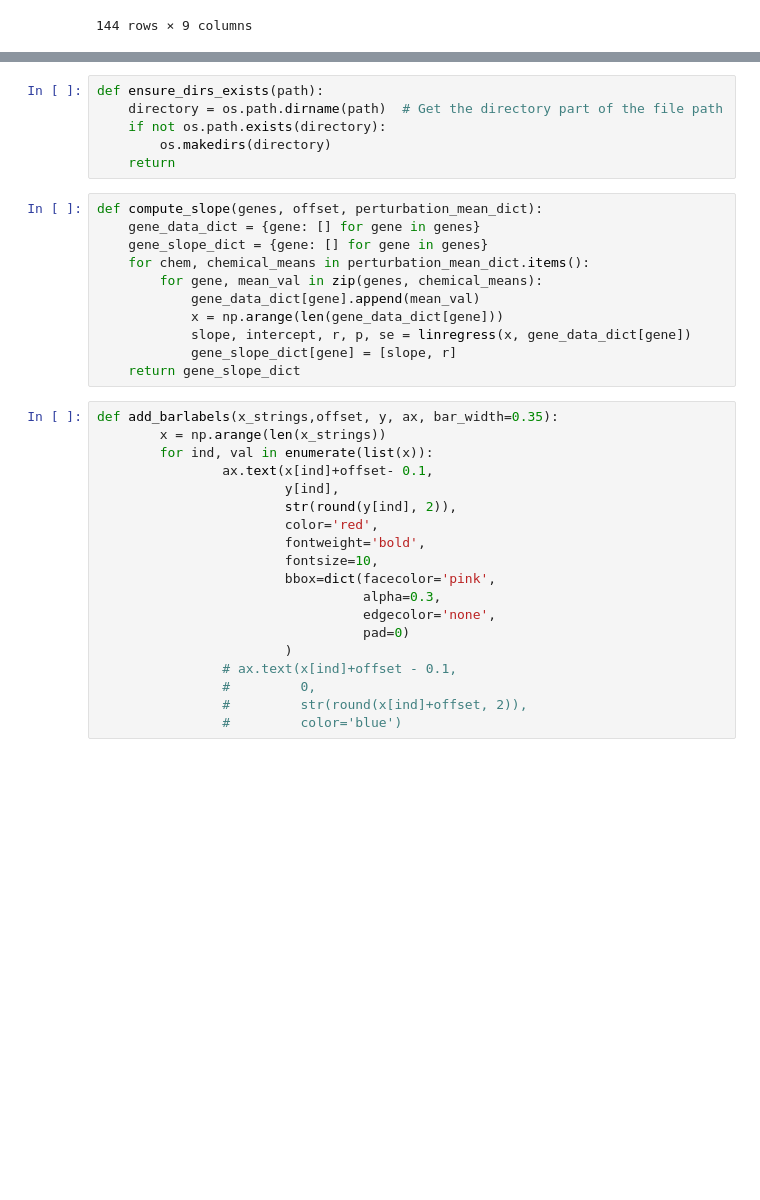
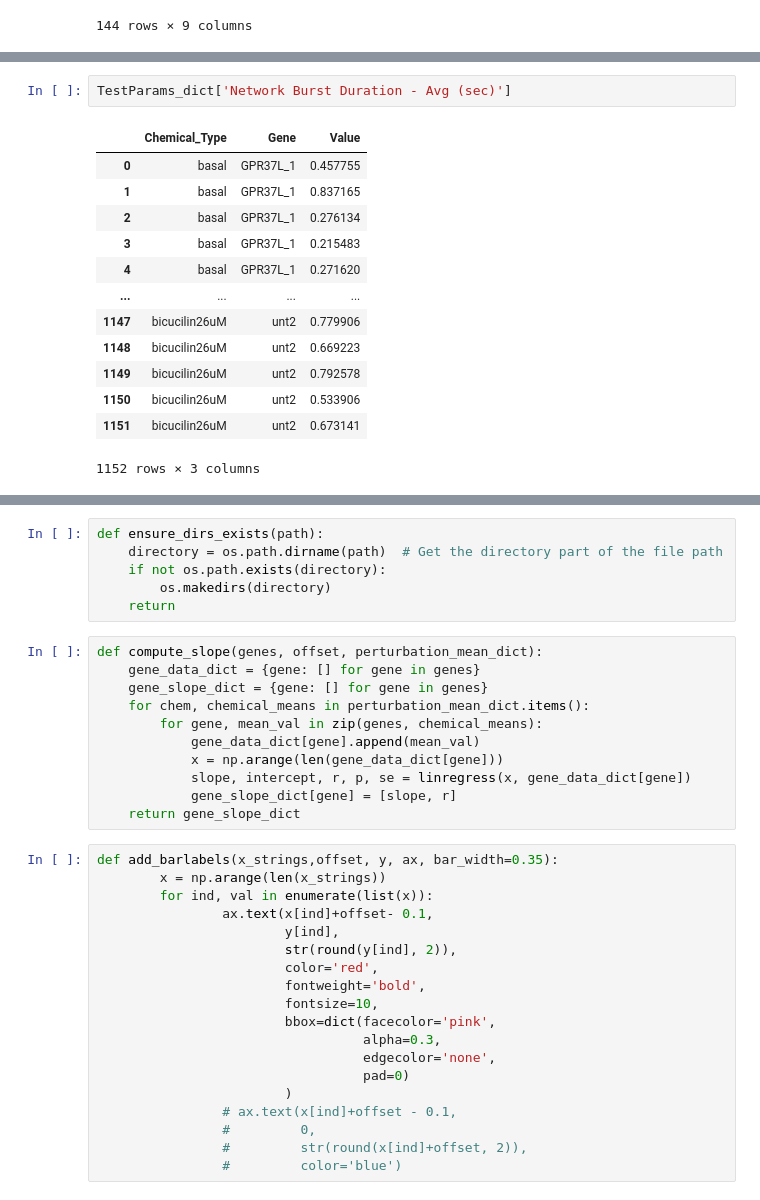
Before and after one commit to poojaparameswaran99/MEA_analysis, a Jupyter notebook: two_way_ANOVA_test.ipynb, the cells around one changed output, grey strips where cells are left out. Drawn from its saved outputs; the diff is of its cells as text; blank space fills up the shorter version.

```diff
--- a/two_way_ANOVA_test.ipynb
+++ b/two_way_ANOVA_test.ipynb
@@ -232,0 +239,16 @@ TestParams_dict['Network Burst Duration - Avg (sec)']
+# %%
+TestParams_dict['Network Burst Duration - Avg (sec)']
+# %% [output]
+|  | Chemical_Type | Gene | Value |
+| 0 | basal | GPR37L_1 | 0.457755 |
+| 1 | basal | GPR37L_1 | 0.837165 |
+| 2 | basal | GPR37L_1 | 0.276134 |
+| 3 | basal | GPR37L_1 | 0.215483 |
+| 4 | basal | GPR37L_1 | 0.271620 |
+| ... | ... | ... | ... |
+| 1147 | bicucilin26uM | unt2 | 0.779906 |
+| 1148 | bicucilin26uM | unt2 | 0.669223 |
+| 1149 | bicucilin26uM | unt2 | 0.792578 |
+| 1150 | bicucilin26uM | unt2 | 0.533906 |
+| 1151 | bicucilin26uM | unt2 | 0.673141 |
+1152 rows × 3 columns
```
Also changed, not shown: parts of 4 cells of this notebook.
